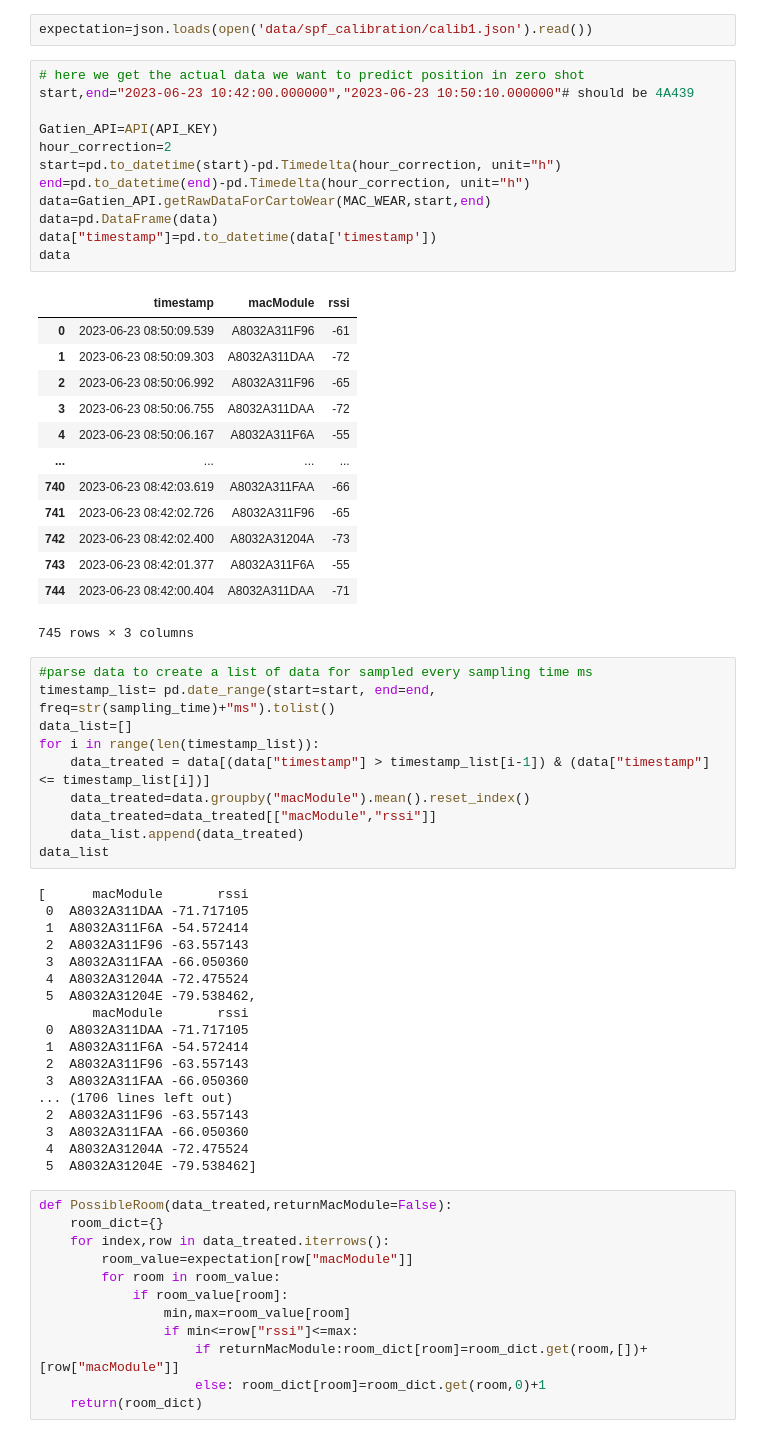
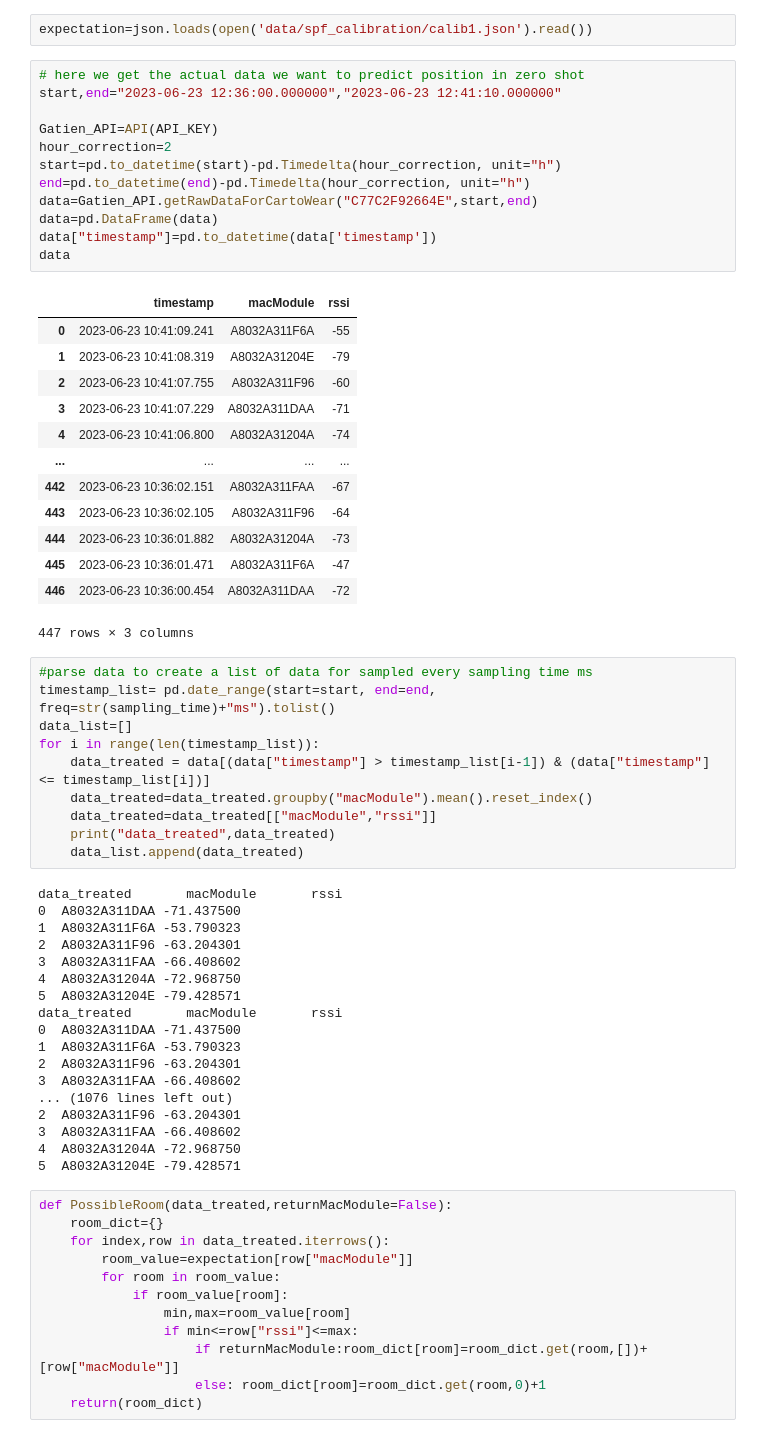
Before and after one commit to gatienc/Cartobat, a Jupyter notebook: SPF_display.ipynb, the cells around one changed output. Cells and saved outputs as stored; diff of their text form.

Commit message:
bug fixes in data

```diff
--- a/SPF_display.ipynb
+++ b/SPF_display.ipynb
@@ -48,58 +48,58 @@ map_gdf.head()
 expectation=json.loads(open('data/spf_calibration/calib1.json').read())
 # %%
 # here we get the actual data we want to predict position in zero shot
-start,end="2023-06-23 10:42:00.000000","2023-06-23 10:50:10.000000"# should be 4A439
+start,end="2023-06-23 12:36:00.000000","2023-06-23 12:41:10.000000"
 
 Gatien_API=API(API_KEY)
 hour_correction=2
 start=pd.to_datetime(start)-pd.Timedelta(hour_correction, unit="h")
 end=pd.to_datetime(end)-pd.Timedelta(hour_correction, unit="h")
-data=Gatien_API.getRawDataForCartoWear(MAC_WEAR,start,end)
+data=Gatien_API.getRawDataForCartoWear("C77C2F92664E",start,end)
 data=pd.DataFrame(data)
 data["timestamp"]=pd.to_datetime(data['timestamp'])
 data
 # %% [output]
 |  | timestamp | macModule | rssi |
-| 0 | 2023-06-23 08:50:09.539 | A8032A311F96 | -61 |
-| 1 | 2023-06-23 08:50:09.303 | A8032A311DAA | -72 |
-| 2 | 2023-06-23 08:50:06.992 | A8032A311F96 | -65 |
-| 3 | 2023-06-23 08:50:06.755 | A8032A311DAA | -72 |
-| 4 | 2023-06-23 08:50:06.167 | A8032A311F6A | -55 |
+| 0 | 2023-06-23 10:41:09.241 | A8032A311F6A | -55 |
+| 1 | 2023-06-23 10:41:08.319 | A8032A31204E | -79 |
+| 2 | 2023-06-23 10:41:07.755 | A8032A311F96 | -60 |
+| 3 | 2023-06-23 10:41:07.229 | A8032A311DAA | -71 |
+| 4 | 2023-06-23 10:41:06.800 | A8032A31204A | -74 |
 | ... | ... | ... | ... |
-| 740 | 2023-06-23 08:42:03.619 | A8032A311FAA | -66 |
-| 741 | 2023-06-23 08:42:02.726 | A8032A311F96 | -65 |
-| 742 | 2023-06-23 08:42:02.400 | A8032A31204A | -73 |
-| 743 | 2023-06-23 08:42:01.377 | A8032A311F6A | -55 |
-| 744 | 2023-06-23 08:42:00.404 | A8032A311DAA | -71 |
+| 442 | 2023-06-23 10:36:02.151 | A8032A311FAA | -67 |
+| 443 | 2023-06-23 10:36:02.105 | A8032A311F96 | -64 |
+| 444 | 2023-06-23 10:36:01.882 | A8032A31204A | -73 |
+| 445 | 2023-06-23 10:36:01.471 | A8032A311F6A | -47 |
+| 446 | 2023-06-23 10:36:00.454 | A8032A311DAA | -72 |
-745 rows × 3 columns
+447 rows × 3 columns
 # %%
 #parse data to create a list of data for sampled every sampling time ms
 timestamp_list= pd.date_range(start=start, end=end, freq=str(sampling_time)+"ms").tolist()
 data_list=[]
 for i in range(len(timestamp_list)):
     data_treated = data[(data["timestamp"] > timestamp_list[i-1]) & (data["timestamp"] <= timestamp_list[i])]
-    data_treated=data.groupby("macModule").mean().reset_index()
+    data_treated=data_treated.groupby("macModule").mean().reset_index()
     data_treated=data_treated[["macModule","rssi"]]
+    print("data_treated",data_treated)
     data_list.append(data_treated)
-data_list
 # %% [output]
-[      macModule       rssi
- 0  A8032A311DAA -71.717105
- 1  A8032A311F6A -54.572414
- 2  A8032A311F96 -63.557143
- 3  A8032A311FAA -66.050360
- 4  A8032A31204A -72.475524
- 5  A8032A31204E -79.538462,
-       macModule       rssi
- 0  A8032A311DAA -71.717105
- 1  A8032A311F6A -54.572414
- 2  A8032A311F96 -63.557143
- 3  A8032A311FAA -66.050360
-... (1706 lines left out)
- 2  A8032A311F96 -63.557143
- 3  A8032A311FAA -66.050360
- 4  A8032A31204A -72.475524
- 5  A8032A31204E -79.538462]
+data_treated       macModule       rssi
+0  A8032A311DAA -71.437500
+1  A8032A311F6A -53.790323
+2  A8032A311F96 -63.204301
+3  A8032A311FAA -66.408602
+4  A8032A31204A -72.968750
+5  A8032A31204E -79.428571
+data_treated       macModule       rssi
+0  A8032A311DAA -71.437500
+1  A8032A311F6A -53.790323
+2  A8032A311F96 -63.204301
+3  A8032A311FAA -66.408602
+... (1076 lines left out)
+2  A8032A311F96 -63.204301
+3  A8032A311FAA -66.408602
+4  A8032A31204A -72.968750
+5  A8032A31204E -79.428571
 # %%
 def PossibleRoom(data_treated,returnMacModule=False):
     room_dict={}
```
Also changed, not shown: parts of 2 cells of this notebook.
